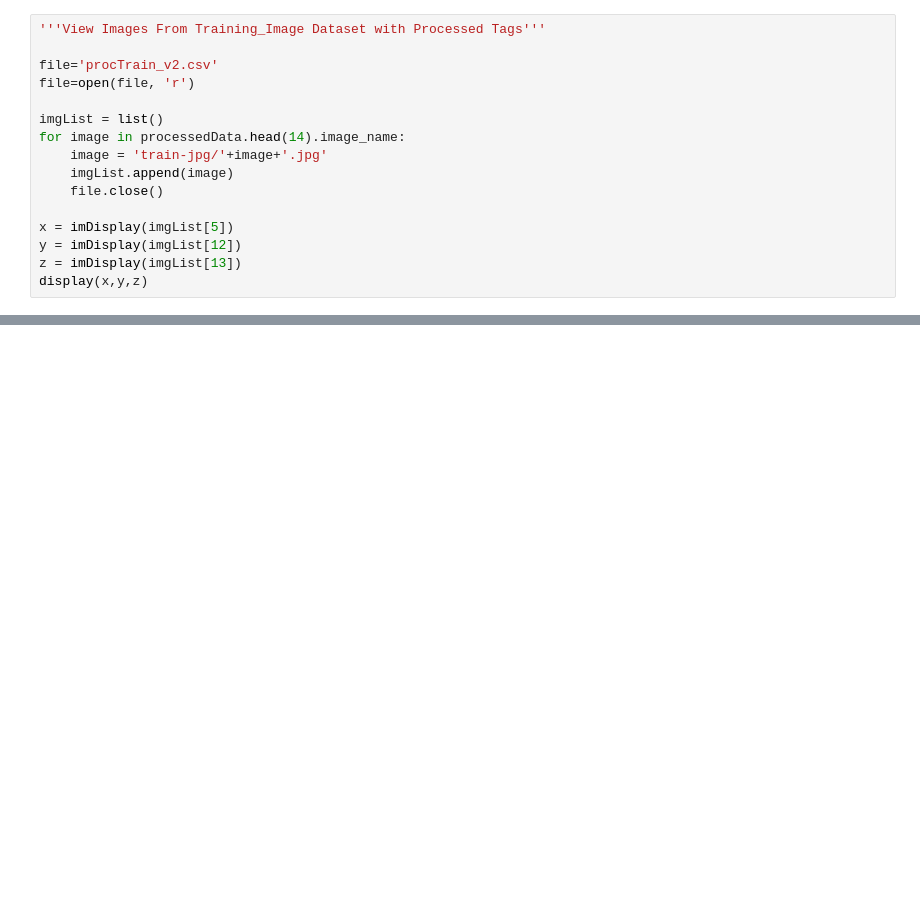
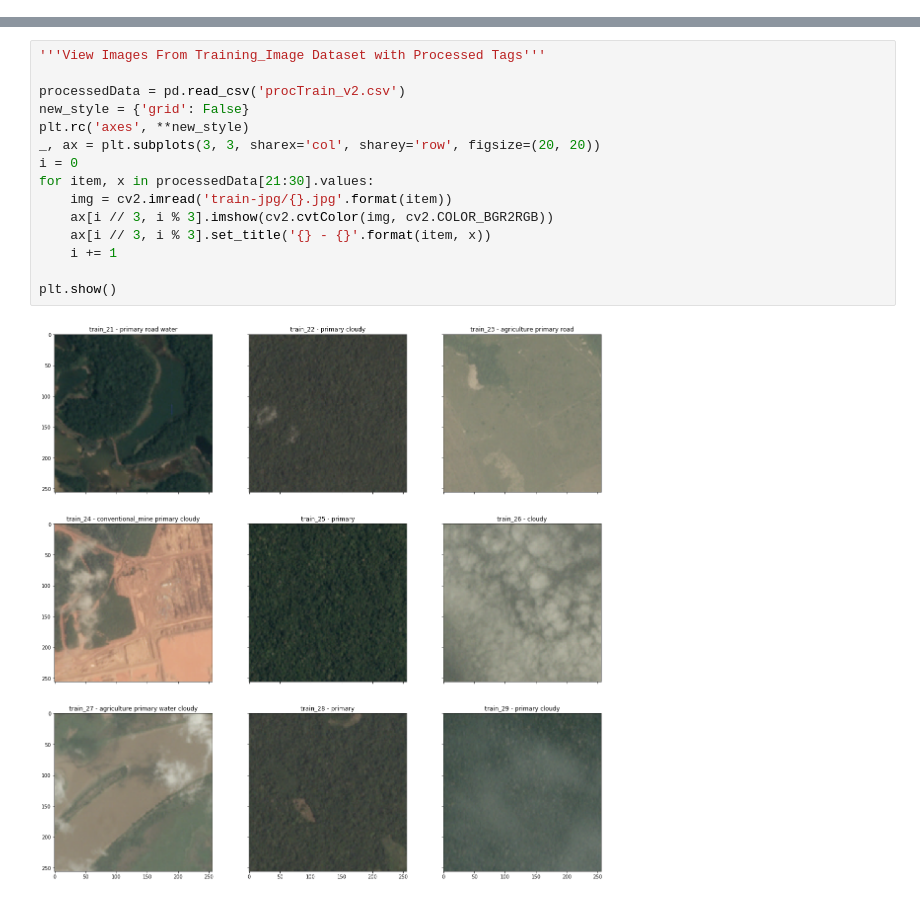
Before and after one commit to sam133/GGOGH, a Jupyter notebook: Amazon-Data-Mining.ipynb, the cells around one changed output, grey strips where cells are left out. Drawn from its saved outputs; the diff is of its cells as text; blank space fills up the shorter version.

Commit message:
Adding Additional Data Cleaning and Vizualization (BarGraph, HeatMap, Training Image Samples)

```diff
--- a/Amazon-Data-Mining.ipynb
+++ b/Amazon-Data-Mining.ipynb
@@ -107,16 +192,0 @@ print(processedData.head(14))
-# %%
-'''View Images From Training_Image Dataset with Processed Tags'''
-
-file='procTrain_v2.csv'
-file=open(file, 'r')
-
-imgList = list()
-for image in processedData.head(14).image_name:
-    image = 'train-jpg/'+image+'.jpg'
-    imgList.append(image)
-    file.close()
-
-x = imDisplay(imgList[5])
-y = imDisplay(imgList[12])
-z = imDisplay(imgList[13])
-display(x,y,z)
@@ -126,0 +213,17 @@ display(x,y,z)
+# %%
+'''View Images From Training_Image Dataset with Processed Tags'''
+
+processedData = pd.read_csv('procTrain_v2.csv')
+new_style = {'grid': False}
+plt.rc('axes', **new_style)
+_, ax = plt.subplots(3, 3, sharex='col', sharey='row', figsize=(20, 20))
+i = 0
+for item, x in processedData[21:30].values:
+    img = cv2.imread('train-jpg/{}.jpg'.format(item))
+    ax[i // 3, i % 3].imshow(cv2.cvtColor(img, cv2.COLOR_BGR2RGB))
+    ax[i // 3, i % 3].set_title('{} - {}'.format(item, x))
+    i += 1
+
+plt.show()
+# %% [output]
+[figure, added]
```
Also changed, not shown: parts of 6 cells of this notebook.
